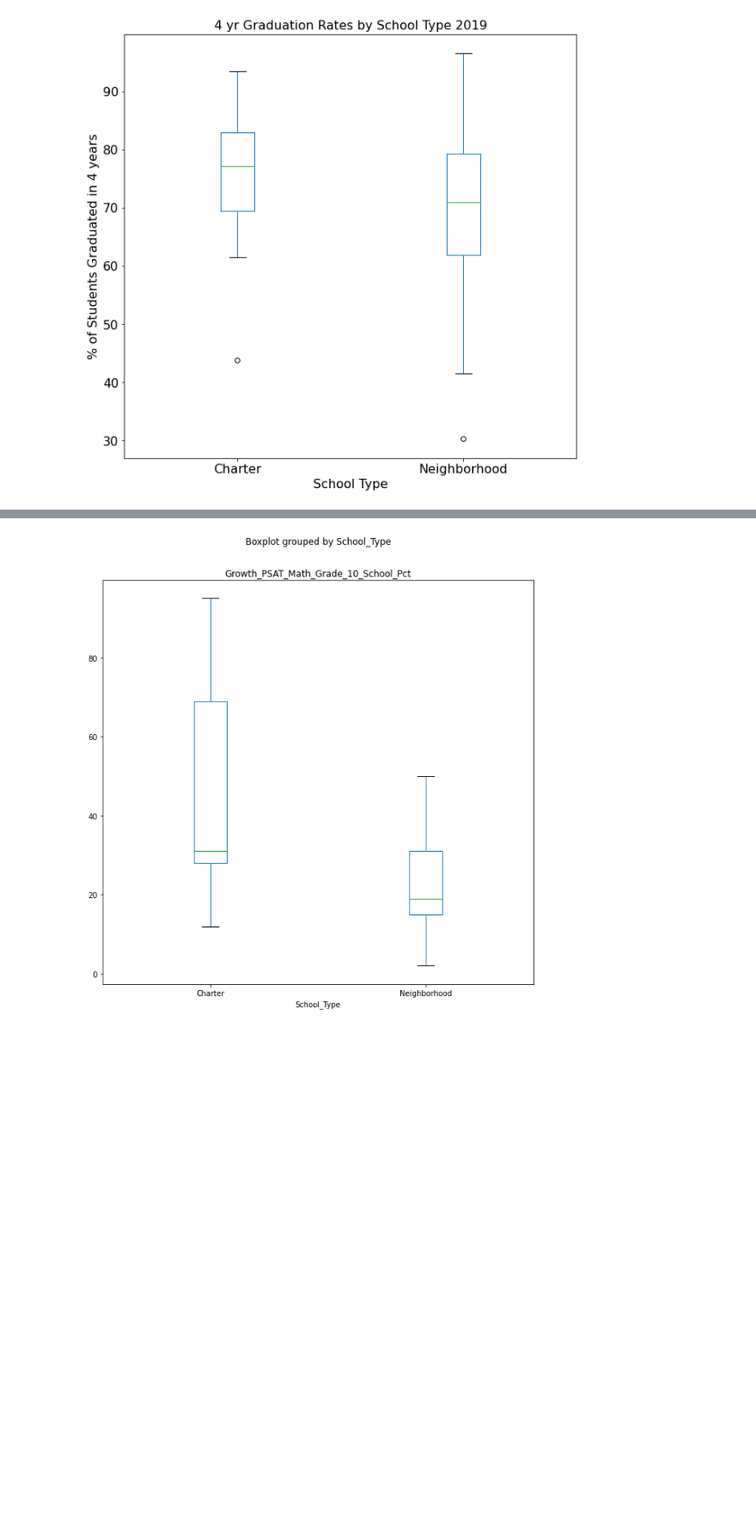
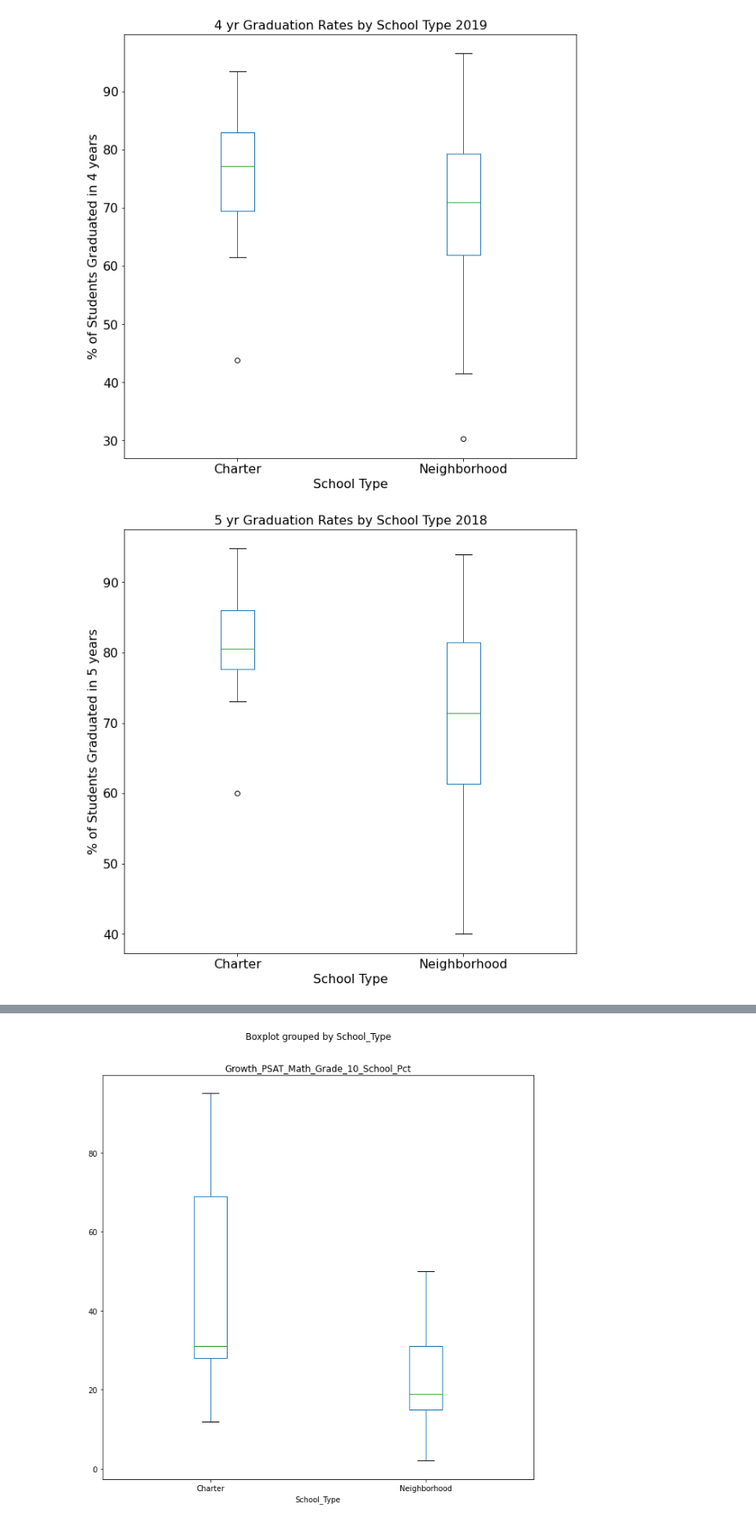
Before and after one commit to RiverJAM/CPS_Data_Analysis, a Jupyter notebook: Playing with Pies-Copy1.ipynb, the cells around one changed output, grey strips where cells are left out. Shown at 86% size. Saved outputs shown, nothing was run; the diff lists cells and outputs as text; code cells hidden in the pictures; blank space fills up the shorter version.

```diff
--- a/Playing with Pies-Copy1.ipynb
+++ b/Playing with Pies-Copy1.ipynb
@@ -92,6 +91,16 @@ plt.suptitle('')
 plt.savefig("Grad41vST_2019.png", facecolor='white')
 # %% [output]
 [figure]
+# %%
+bxp_df = NeighborhoodVChart_high[["School_Type", "Graduation_5_Year_School_Pct_Year_1"]]
+bxp_df.boxplot("Graduation_5_Year_School_Pct_Year_1", by = "School_Type", figsize =(10,10) , grid=False)
+plt.ylabel('% of Students Graduated in 5 years')
+plt.xlabel('School Type')
+plt.title('5 yr Graduation Rates by School Type 2018')
+plt.suptitle('')
+plt.savefig("2018Grad5vST.png", facecolor='white')
+# %% [output]
+[figure, added]
 # %%
 bxp_df = NeighborhoodVChart_high[["School_Type", "Graduation_5_Year_School_Pct_Year_2"]]
 bxp_df.boxplot("Graduation_5_Year_School_Pct_Year_2", by = "School_Type", figsize =(10,10) , grid=False)
```
Also changed, not shown: parts of 3 cells of this notebook, 6 other files.
